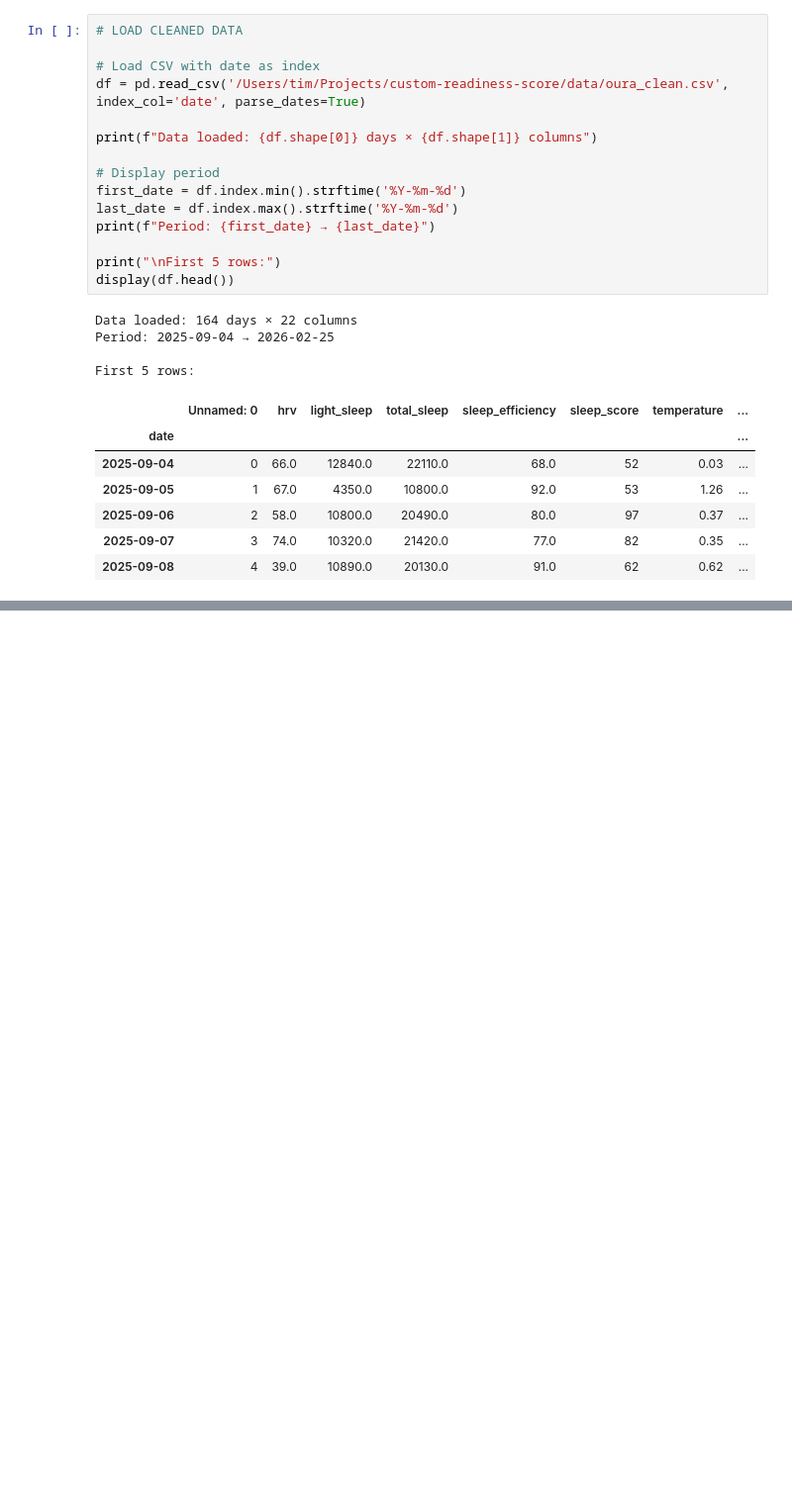
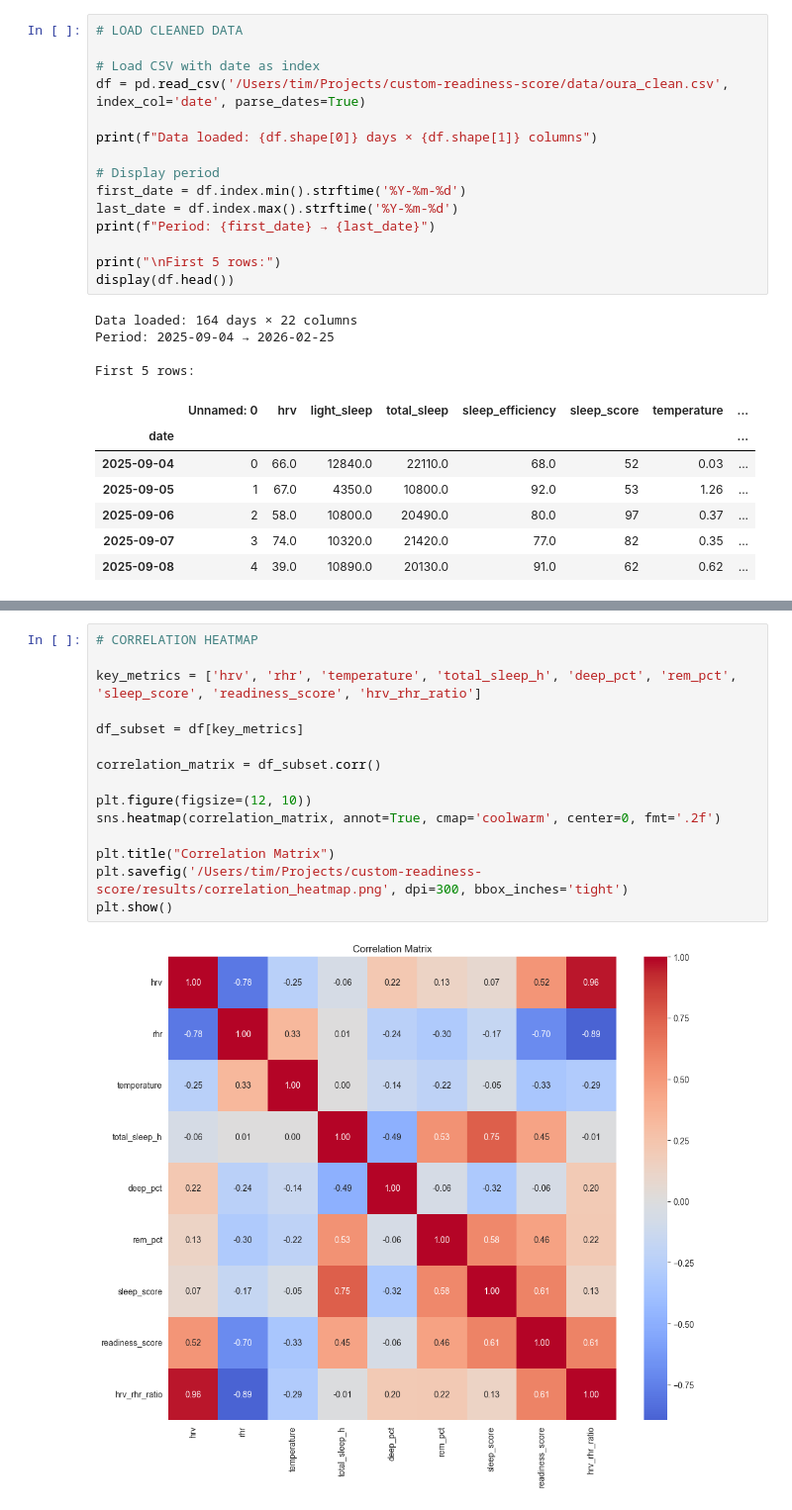
Before and after one commit to TimHnmn/custom-readiness-score, a Jupyter notebook: notebooks/03_correlations.ipynb, the cells around one changed output, grey strips where cells are left out. Shown at 99% size. Cells and saved outputs as stored; diff of their text form; blank space fills up the shorter version.

Commit message:
Add correlation heatmap visualization to README

```diff
--- a/notebooks/03_correlations.ipynb
+++ b/notebooks/03_correlations.ipynb
@@ -74,0 +119,17 @@ correlations_sorted = correlations.abs
+# %%
+# CORRELATION HEATMAP
+
+key_metrics = ['hrv', 'rhr', 'temperature', 'total_sleep_h', 'deep_pct', 'rem_pct', 'sleep_score', 'readiness_score', 'hrv_rhr_ratio']
+
+df_subset = df[key_metrics]
+
+correlation_matrix = df_subset.corr()
+
+plt.figure(figsize=(12, 10))
+sns.heatmap(correlation_matrix, annot=True, cmap='coolwarm', center=0, fmt='.2f')
+
+plt.title("Correlation Matrix")
+plt.savefig('/Users/tim/Projects/custom-readiness-score/results/correlation_heatmap.png', dpi=300, bbox_inches='tight')
+plt.show()
+# %% [output]
+[figure, added]
```
Also changed, not shown: parts of 1 cell of this notebook, 1 other file.
